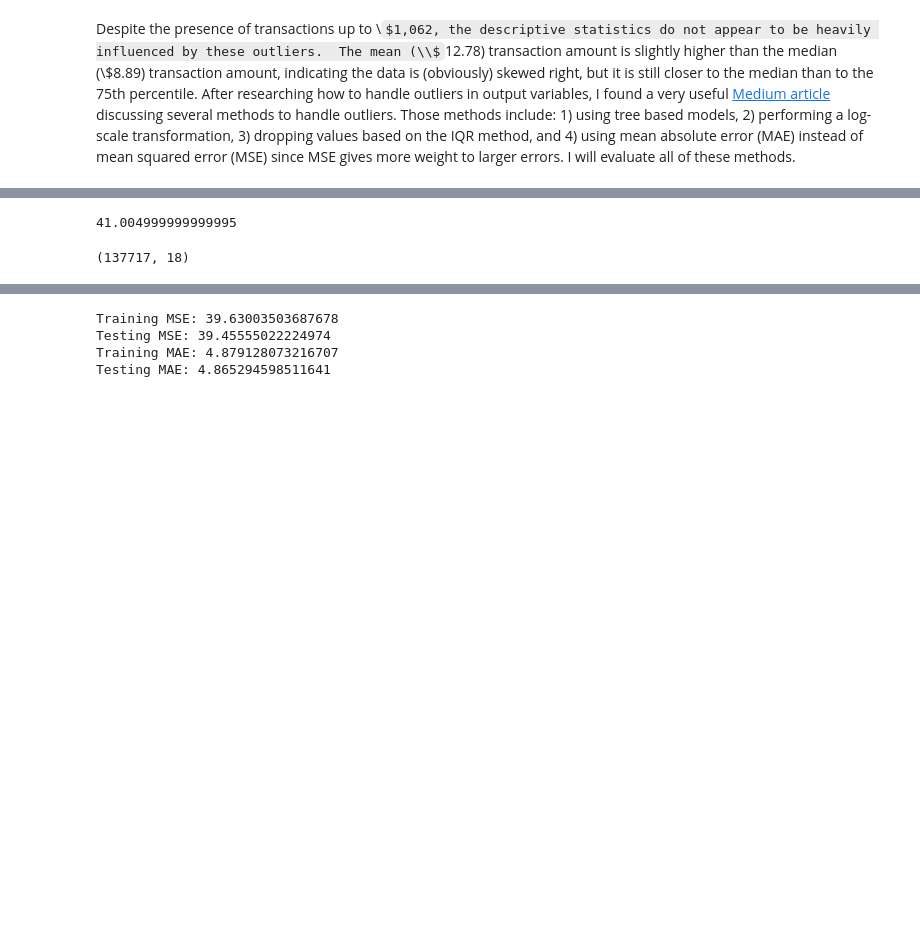
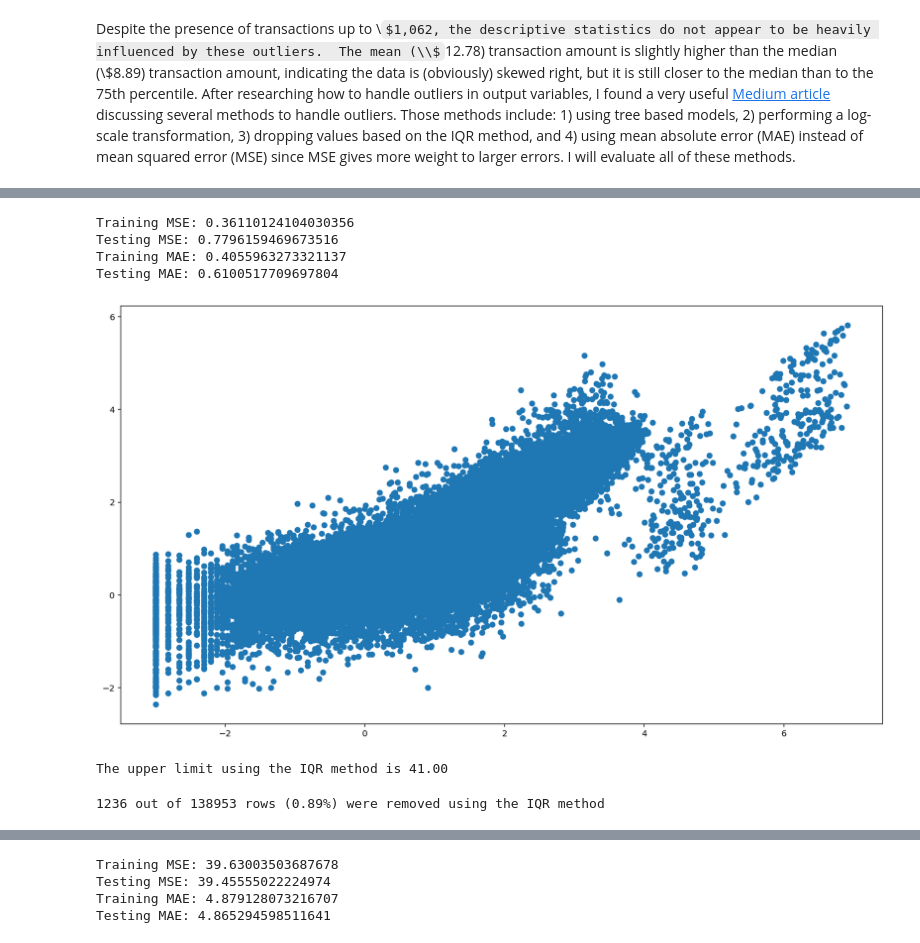
Before and after one commit to blowe615/starbucks_offers, a Jupyter notebook: starbucks_offers.ipynb, the cells around one changed output, grey strips where cells are left out. Saved outputs shown, nothing was run; the diff lists cells and outputs as text; code cells hidden in the pictures; some formulas as TeX source; blank space fills up the shorter version.

Commit message:
refactor: Add discussion and examples on handling outliers

```diff
--- a/starbucks_offers.ipynb
+++ b/starbucks_offers.ipynb
@@ -1066,13 +1093,26 @@ Despite the presence of transactions up to \\$1,062, the descriptive statistics
+# %%
+# test a random forest regression model on log-transformed output with 100 estimators
+plot_pred_actual(BaggingRegressor(n_estimators=100),X_train, X_test, np.log(y_train), np.log(y_test))
+# %% [output]
+Training MSE: 0.36110124104030356
+Testing MSE: 0.7796159469673516
+Training MAE: 0.4055963273321137
+Testing MAE: 0.6100517709697804
+[figure, added]
 # %%
+# use the IQR method identify the upper limit above which values are considered outliers (Q3 + 1.5*IQR)
 Q3 = np.percentile(learning_df['amount'],75)
 Q1 = np.percentile(learning_df['amount'],25)
 IQR = Q3-Q1
 upper_limit = Q3 + 1.5*IQR
-upper_limit
+print('The upper limit using the IQR method is {:.2f}'.format(upper_limit))
 # %% [output]
-41.004999999999995
+The upper limit using the IQR method is 41.00
-# %%
-learning_df_IQR = learning_df.loc[learning_df['amount']<=upper_limit,:]
-learning_df_IQR.shape
-# %% [output]
-(137717, 18)
+# %%
+# filter learning_df based on the upper limit
+learning_df_IQR = learning_df.loc[learning_df['amount']<=upper_limit,:]
+rows_dropped = learning_df.shape[0]-learning_df_IQR.shape[0]
+print('{} out of {} rows ({:.2%}) were removed using the IQR method'\
+      .format(rows_dropped,learning_df.shape[0],rows_dropped/learning_df.shape[0]))
+# %% [output]
+1236 out of 138953 rows (0.89%) were removed using the IQR method
```
Also changed, not shown: parts of 18 cells of this notebook.
